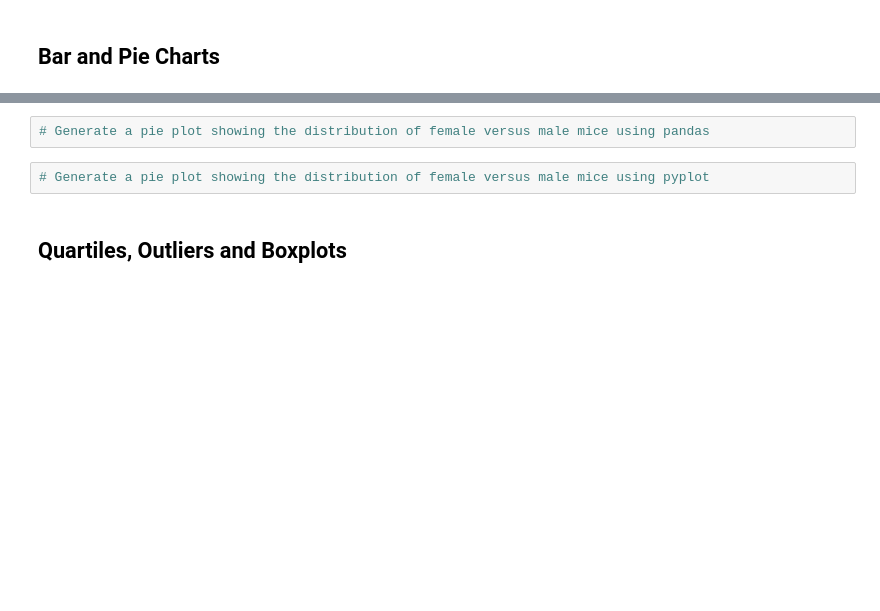
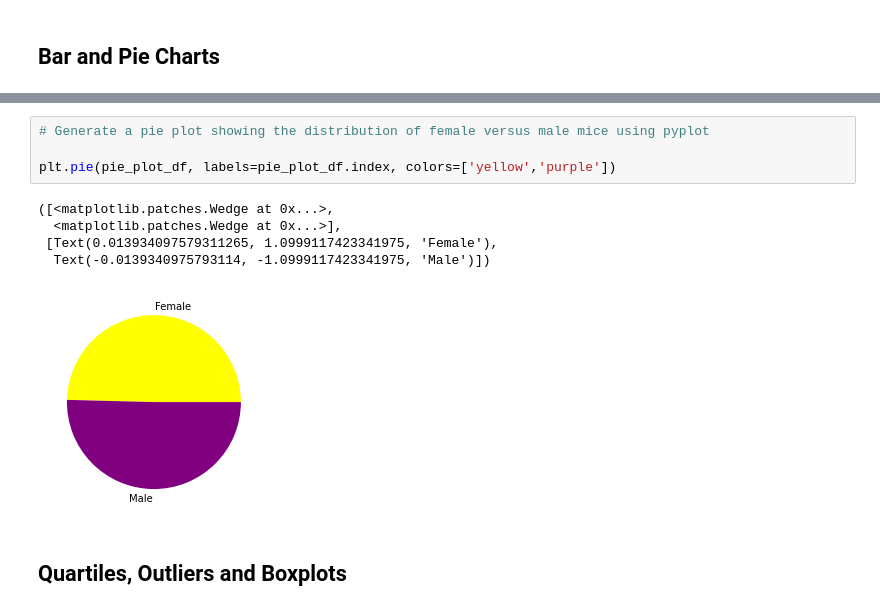
Before and after one commit to eerofeeva/05_matplotlib_challenge, a Jupyter notebook: Pymaceuticals/pymaceuticals_starter.ipynb, the cells around one changed output, grey strips where cells are left out. Drawn from its saved outputs; the diff is of its cells as text; blank space fills up the shorter version.

```diff
--- a/Pymaceuticals/pymaceuticals_starter.ipynb
+++ b/Pymaceuticals/pymaceuticals_starter.ipynb
@@ -147,7 +169,13 @@ Zoniferol     53.236507  51.818479  48.533355  6.966589  0.516398
 # %%
-# Generate a pie plot showing the distribution of female versus male mice using pandas
+# Generate a pie plot showing the distribution of female versus male mice using pyplot
+
+plt.pie(pie_plot_df, labels=pie_plot_df.index, colors=['yellow','purple'])
+# %% [output]
+([<matplotlib.patches.Wedge at 0x...>,
+  <matplotlib.patches.Wedge at 0x...>],
+ [Text(0.013934097579311265, 1.0999117423341975, 'Female'),
+  Text(-0.0139340975793114, -1.0999117423341975, 'Male')])
+[figure, added]
-# %%
-# Generate a pie plot showing the distribution of female versus male mice using pyplot
 # %% [markdown]
 ## Quartiles, Outliers and Boxplots
 # %%
```
Also changed, not shown: parts of 4 cells of this notebook.
